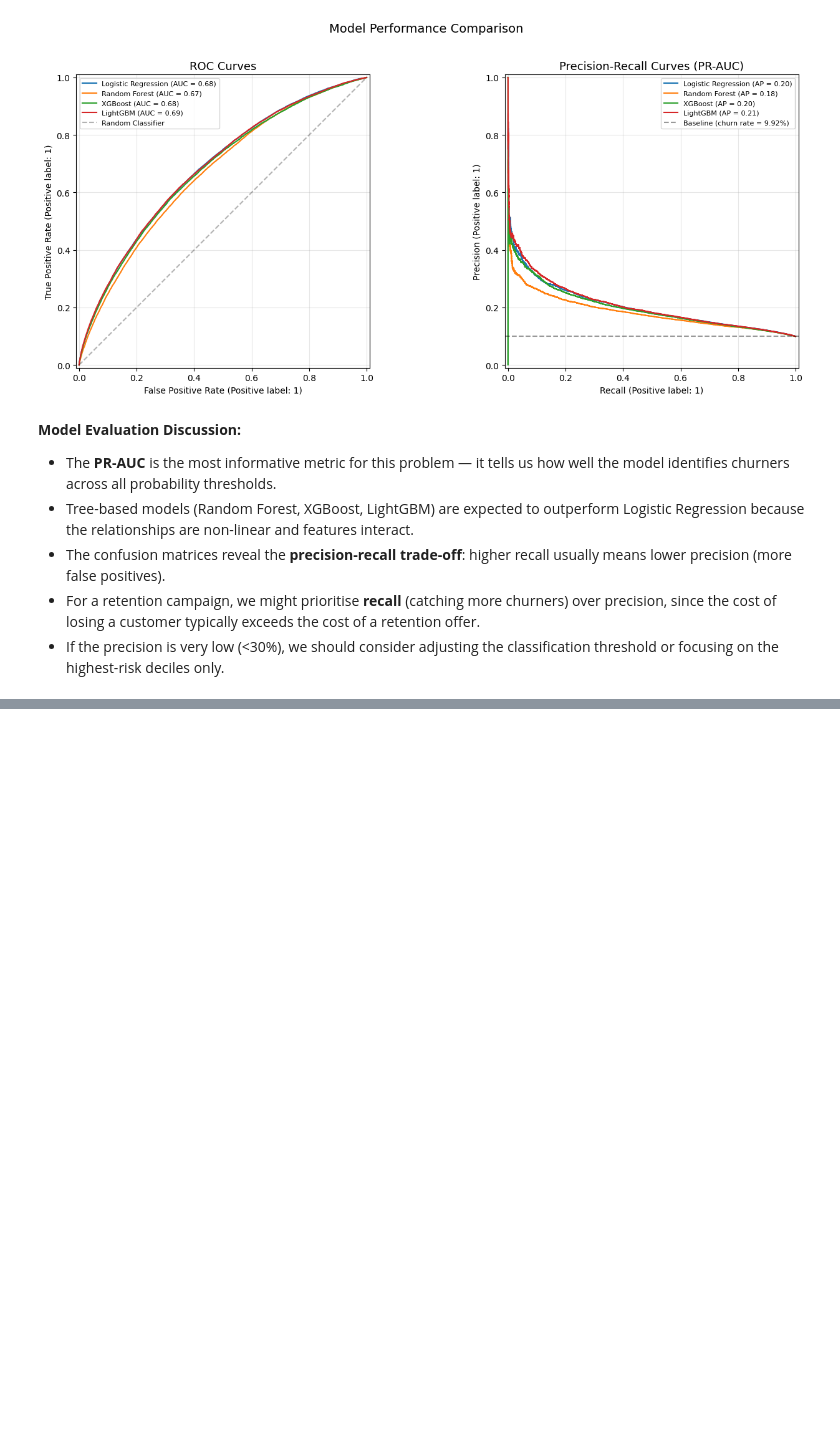
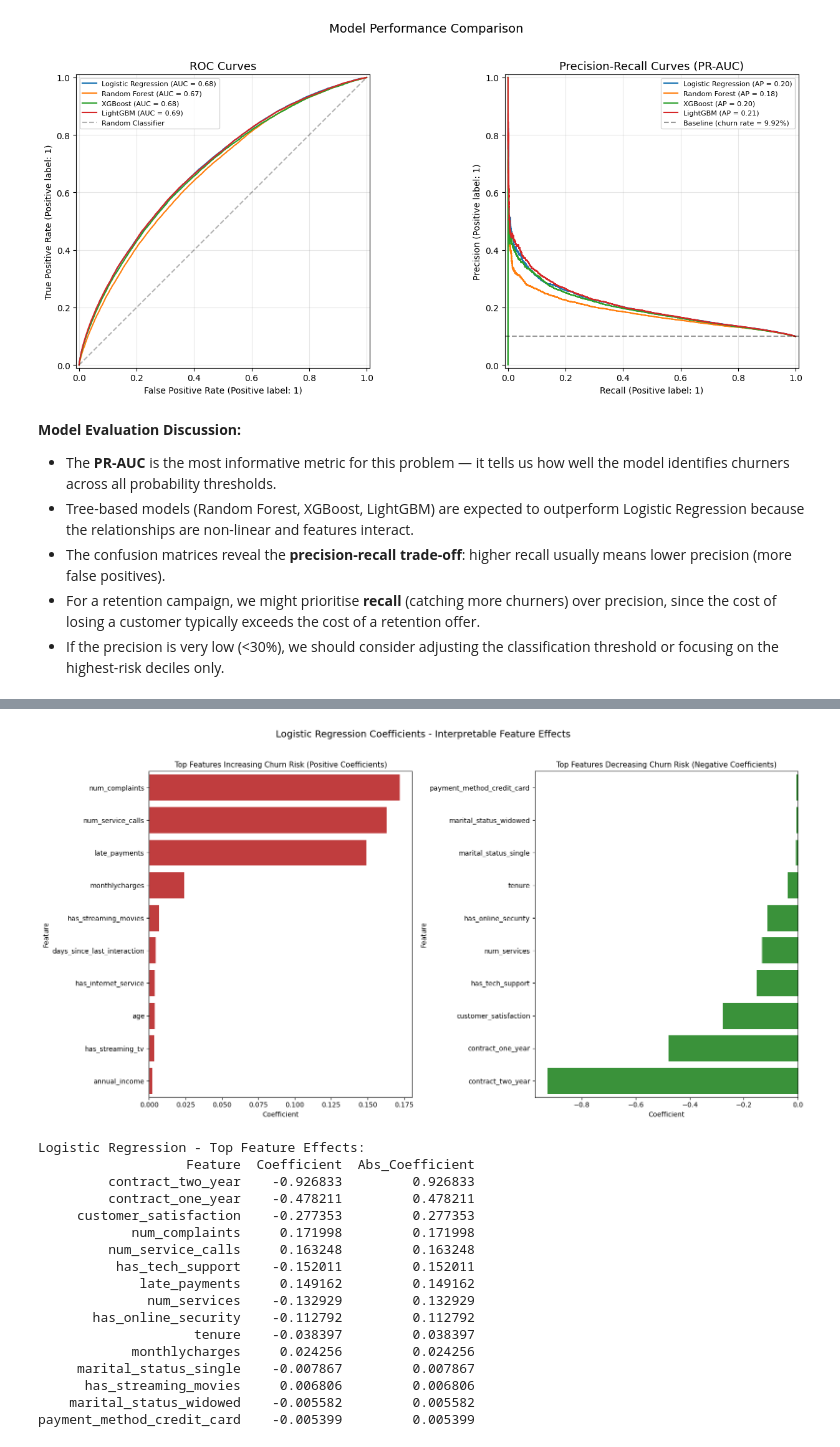
Before and after one commit to JamieTse-intern/Telecom-Customer-Churn-Analysis, a Jupyter notebook: customer_churn_prediction_1.ipynb, the cells around one changed output, grey strips where cells are left out. Saved outputs shown, nothing was run; the diff lists cells and outputs as text; code cells hidden in the pictures; blank space fills up the shorter version.

```diff
--- a/customer_churn_prediction_1.ipynb
+++ b/customer_churn_prediction_1.ipynb
@@ -1139,0 +1189,50 @@ plt.show()
+# %%
+# Logistic Regression coefficients (interpretable feature effects)
+if 'Logistic Regression' in models_dict:
+    coef_df = pd.DataFrame({
+        'Feature': X_train.columns,
+        'Coefficient': lr.coef_[0]
+    })
+    coef_df['Abs_Coefficient'] = coef_df['Coefficient'].abs()
+    coef_df = coef_df.sort_values('Abs_Coefficient', ascending=False)
+
+    # Plot top 20 coefficients
+    fig, axes = plt.subplots(1, 2, figsize=(16, 8))
+
+    # Top positive coefficients (increase churn risk)
+    top_pos = coef_df[coef_df['Coefficient'] > 0].head(10)
+    sns.barplot(data=top_pos, y='Feature', x='Coefficient', color='#d62728', ax=axes[0])
+    axes[0].set_title('Top Features Increasing Churn Risk (Positive Coefficients)', fontsize=11)
+    axes[0].axvline(x=0, color='black', linewidth=0.5)
+
+    # Top negative coefficients (decrease churn risk)
+    top_neg = coef_df[coef_df['Coefficient'] < 0].head(10).iloc[::-1]
+    sns.barplot(data=top_neg, y='Feature', x='Coefficient', color='#2ca02c', ax=axes[1])
+    axes[1].set_title('Top Features Decreasing Churn Risk (Negative Coefficients)', fontsize=11)
+    axes[1].axvline(x=0, color='black', linewidth=0.5)
+
+    plt.suptitle('Logistic Regression Coefficients - Interpretable Feature Effects', fontsize=14, y=1.02)
+    plt.tight_layout()
+    plt.show()
+
+    print('\nLogistic Regression - Top Feature Effects:')
+    print(coef_df.head(15).to_string(index=False))
+# %% [output]
+[figure, added]
+Logistic Regression - Top Feature Effects:
+                   Feature  Coefficient  Abs_Coefficient
+         contract_two_year    -0.926833         0.926833
+         contract_one_year    -0.478211         0.478211
+     customer_satisfaction    -0.277353         0.277353
+            num_complaints     0.171998         0.171998
+         num_service_calls     0.163248         0.163248
+          has_tech_support    -0.152011         0.152011
+             late_payments     0.149162         0.149162
+              num_services    -0.132929         0.132929
+       has_online_security    -0.112792         0.112792
+                    tenure    -0.038397         0.038397
+            monthlycharges     0.024256         0.024256
+     marital_status_single    -0.007867         0.007867
+      has_streaming_movies     0.006806         0.006806
+    marital_status_widowed    -0.005582         0.005582
+payment_method_credit_card    -0.005399         0.005399
```
Also changed, not shown: parts of 7 cells of this notebook.
